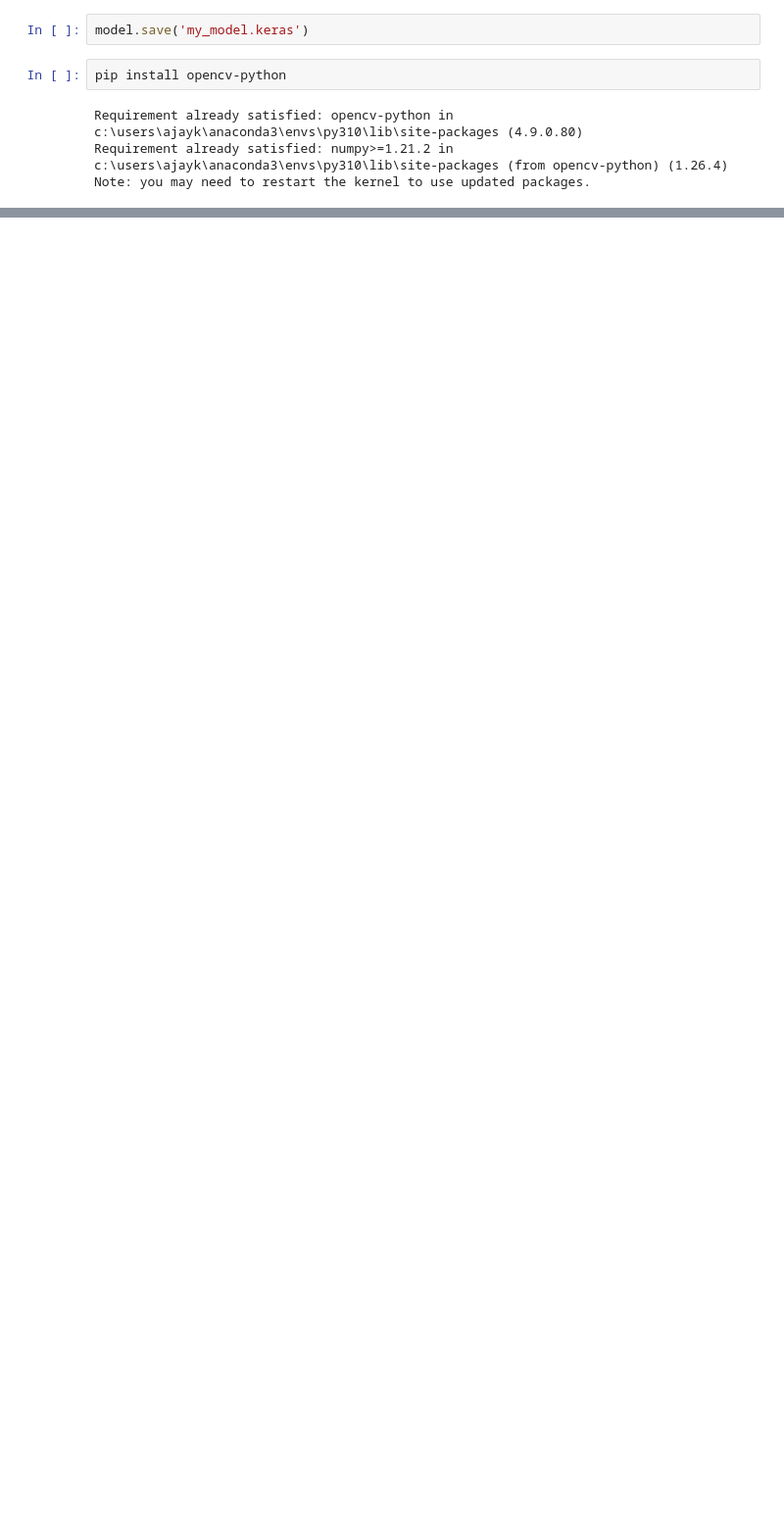
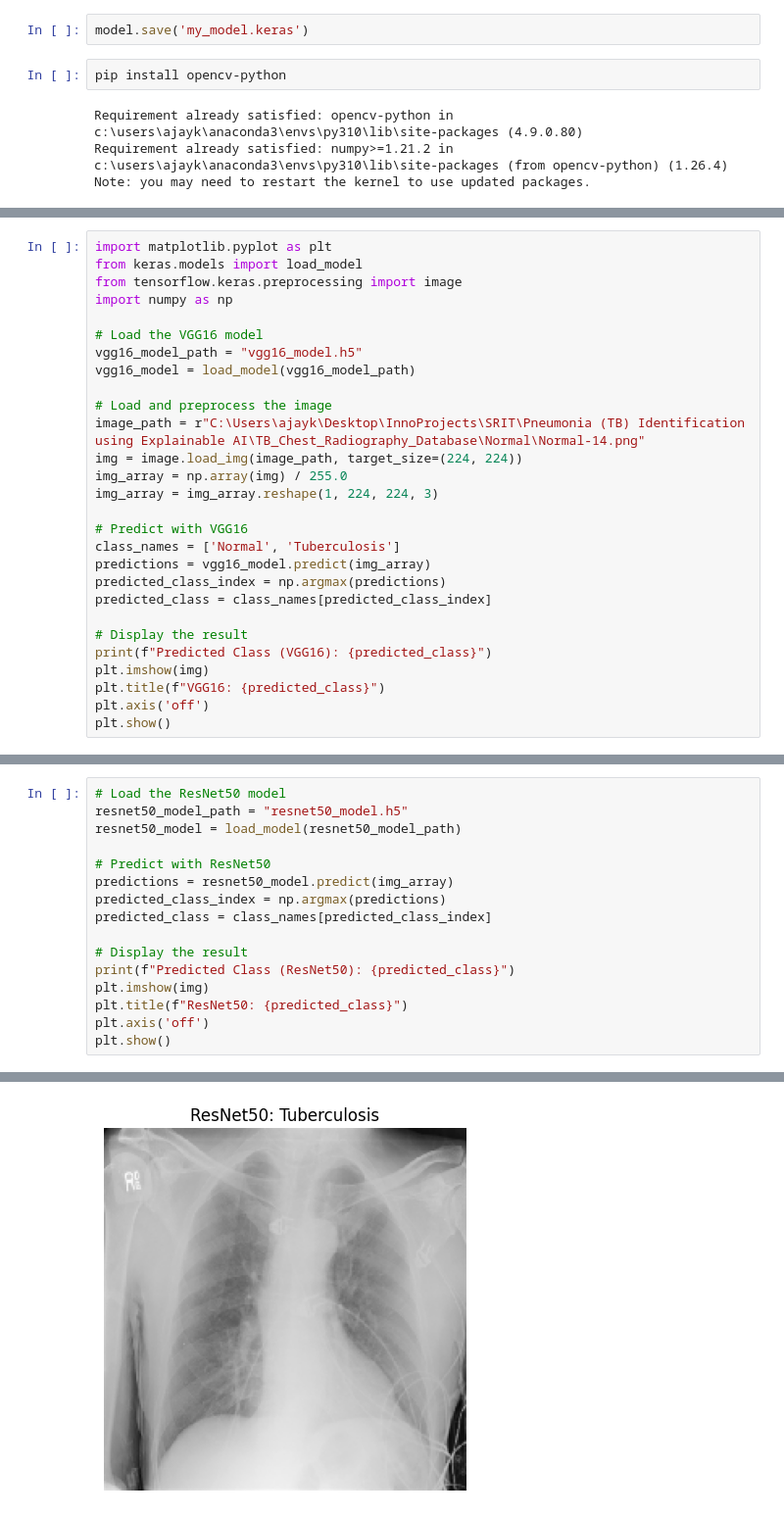
Before and after one commit to ajaykarthik-t/Pneumonia-TB-Identification-using-Explainable-AI, a Jupyter notebook: TB.ipynb, the cells around one changed output, grey strips where cells are left out. Shown: that part at 98% size. Cells and saved outputs as stored; diff of their text form; blank space fills up the shorter version.

```diff
--- a/TB.ipynb
+++ b/TB.ipynb
@@ -498,2 +498,30 @@ WARNING:absl:Compiled the loaded model, but the compiled metrics have yet to be
 Predicted Class (VGG16): Normal
 [figure]
+# %%
+import matplotlib.pyplot as plt
+from keras.models import load_model
+from tensorflow.keras.preprocessing import image
+import numpy as np
+
+# Load the VGG16 model
+vgg16_model_path = "vgg16_model.h5"
+vgg16_model = load_model(vgg16_model_path)
+
+# Load and preprocess the image
+image_path = r"C:\Users\ajayk\Desktop\InnoProjects\SRIT\Pneumonia (TB) Identification using Explainable AI\TB_Chest_Radiography_Database\Normal\Normal-14.png"
+img = image.load_img(image_path, target_size=(224, 224))
+img_array = np.array(img) / 255.0
+img_array = img_array.reshape(1, 224, 224, 3)
+
+# Predict with VGG16
+class_names = ['Normal', 'Tuberculosis']
+predictions = vgg16_model.predict(img_array)
+predicted_class_index = np.argmax(predictions)
+predicted_class = class_names[predicted_class_index]
+
+# Display the result
+print(f"Predicted Class (VGG16): {predicted_class}")
+plt.imshow(img)
+plt.title(f"VGG16: {predicted_class}")
+plt.axis('off')
+plt.show()
@@ -499,0 +535,17 @@ Predicted Class (VGG16): Normal
+# %%
+# Load the ResNet50 model
+resnet50_model_path = "resnet50_model.h5"
+resnet50_model = load_model(resnet50_model_path)
+
+# Predict with ResNet50
+predictions = resnet50_model.predict(img_array)
+predicted_class_index = np.argmax(predictions)
+predicted_class = class_names[predicted_class_index]
+
+# Display the result
+print(f"Predicted Class (ResNet50): {predicted_class}")
+plt.imshow(img)
+plt.title(f"ResNet50: {predicted_class}")
+plt.axis('off')
+plt.show()
+# %% [output]
@@ -499,0 +557 @@ Predicted Class (VGG16): Normal
+[figure, added]
```
Also changed, not shown: parts of 10 cells of this notebook, 1 other file.
